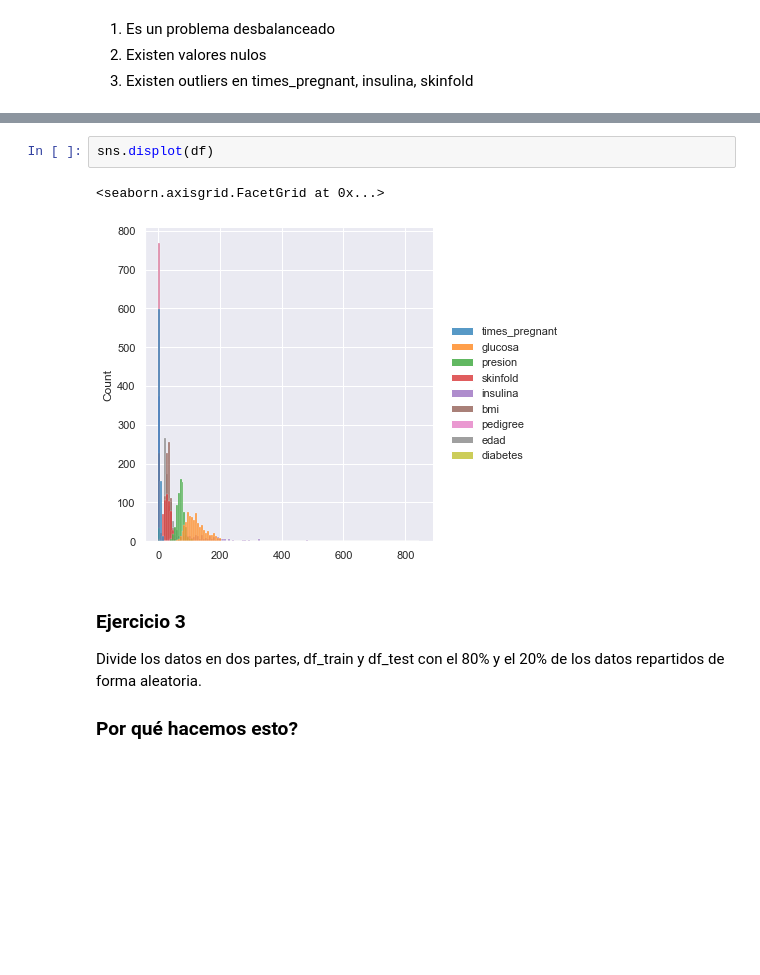
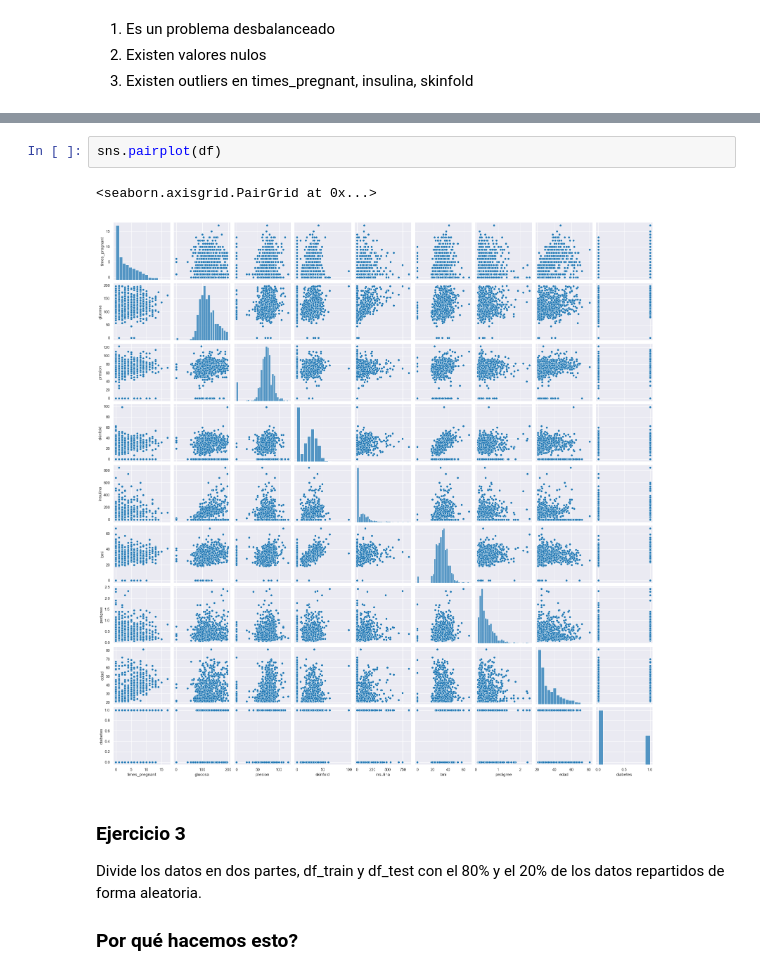
Before and after one commit to JanuszJSzturo/uib-aa-g1-material, a Jupyter notebook: W2 - Grad Desc and Intro to sklearn/2 - Intro to sklearn.ipynb, the cells around one changed output, grey strips where cells are left out. Saved outputs shown, nothing was run; the diff lists cells and outputs as text; blank space fills up the shorter version.

```diff
--- a/W2 - Grad Desc and Intro to sklearn/2 - Intro to sklearn.ipynb
+++ b/W2 - Grad Desc and Intro to sklearn/2 - Intro to sklearn.ipynb
@@ -97,8 +102,8 @@ df.describe()
 # %%
-sns.displot(df)
+sns.pairplot(df)
 # %% [output]
-<seaborn.axisgrid.FacetGrid at 0x...>
+<seaborn.axisgrid.PairGrid at 0x...>
-[figure, old version]
+[figure, new version]
 # %% [markdown]
 ### Ejercicio 3
 
```
Also changed, not shown: parts of 16 cells of this notebook, 4 other files.
